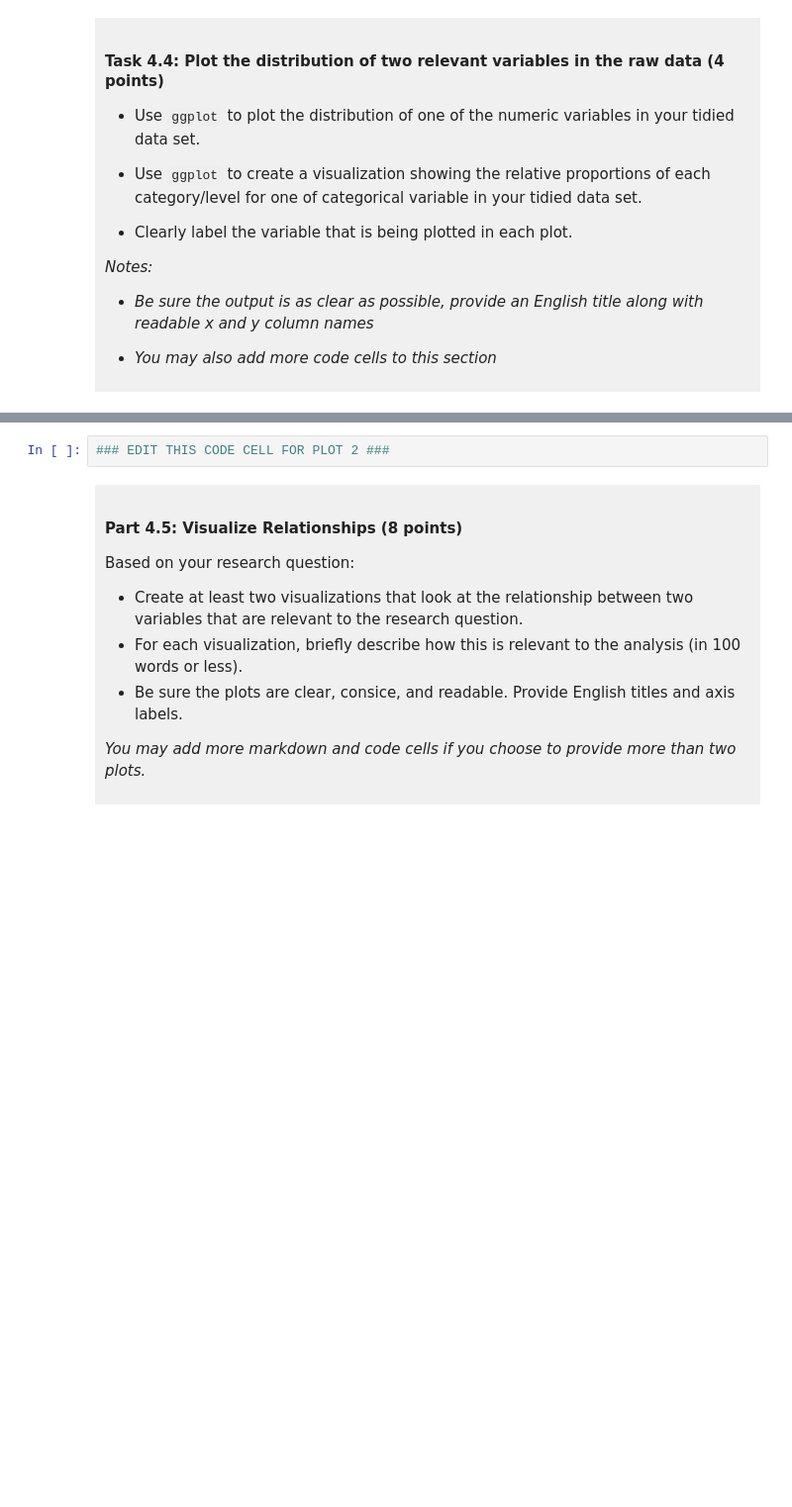
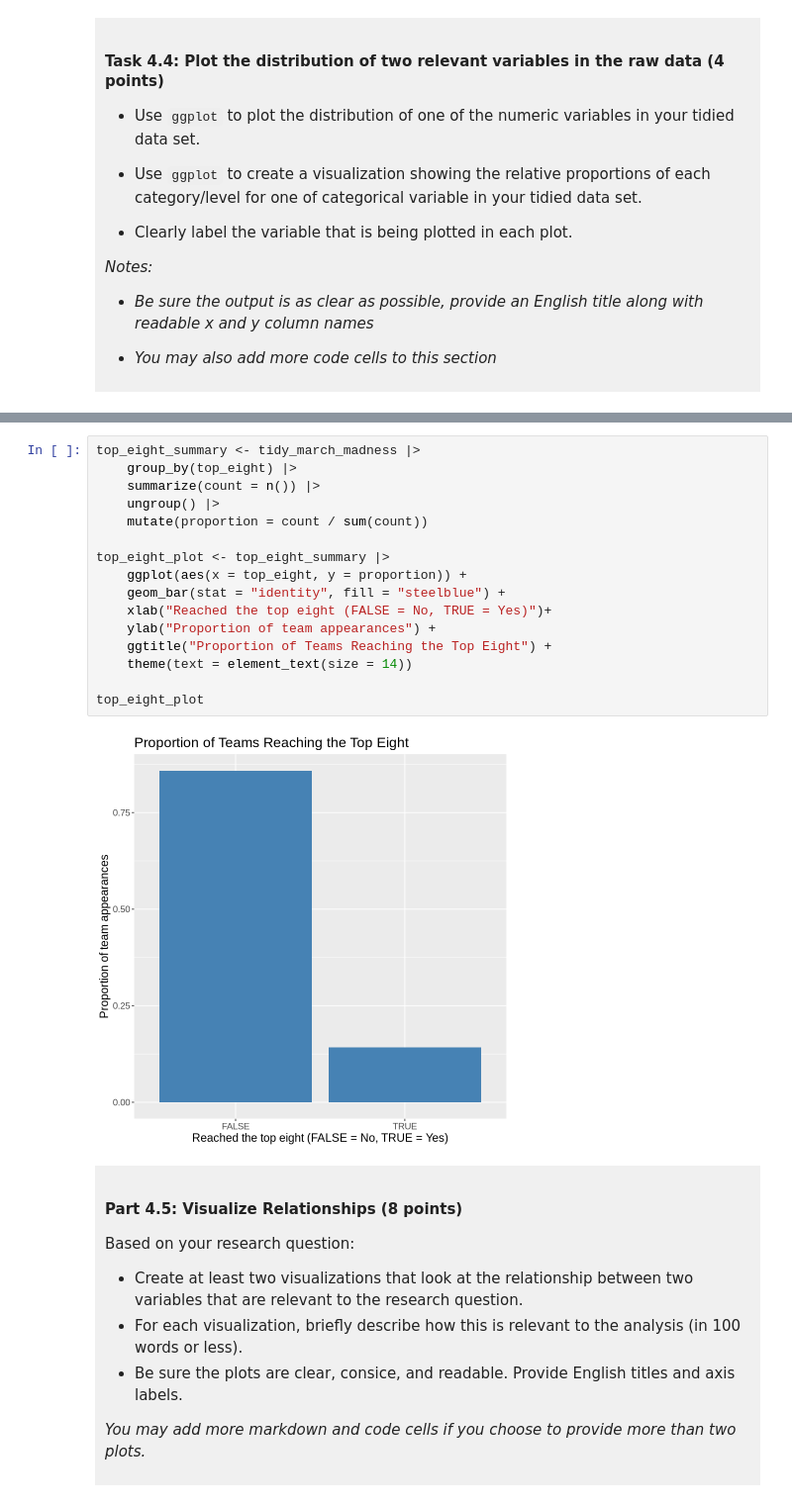
Before and after one commit to ChloeZhangytq/dsci-100-project-Chloe-Zhang, a Jupyter notebook: dsci-100-project-notebook.ipynb, the cells around one changed output, grey strips where cells are left out. Shown at 99% size. Drawn from its saved outputs; the diff is of its cells as text; blank space fills up the shorter version.

```diff
--- a/dsci-100-project-notebook.ipynb
+++ b/dsci-100-project-notebook.ipynb
@@ -301,5 +354,21 @@ You will refine your research question (if needed) and produce a tidy data set.
 # %%
-### EDIT THIS CODE CELL FOR PLOT 2 ###
+top_eight_summary <- tidy_march_madness |>
+    group_by(top_eight) |>
+    summarize(count = n()) |>
+    ungroup() |>
+    mutate(proportion = count / sum(count))
+
+top_eight_plot <- top_eight_summary |>
+    ggplot(aes(x = top_eight, y = proportion)) +
+    geom_bar(stat = "identity", fill = "steelblue") +
+    xlab("Reached the top eight (FALSE = No, TRUE = Yes)")+
+    ylab("Proportion of team appearances") +
+    ggtitle("Proportion of Teams Reaching the Top Eight") +
+    theme(text = element_text(size = 14))
+
+top_eight_plot
+# %% [output]
+[figure, added]
 # %% [markdown]
 <div style="background-color: #f0f0f0; padding: 10px;">
 
```
Also changed, not shown: parts of 9 cells of this notebook.
